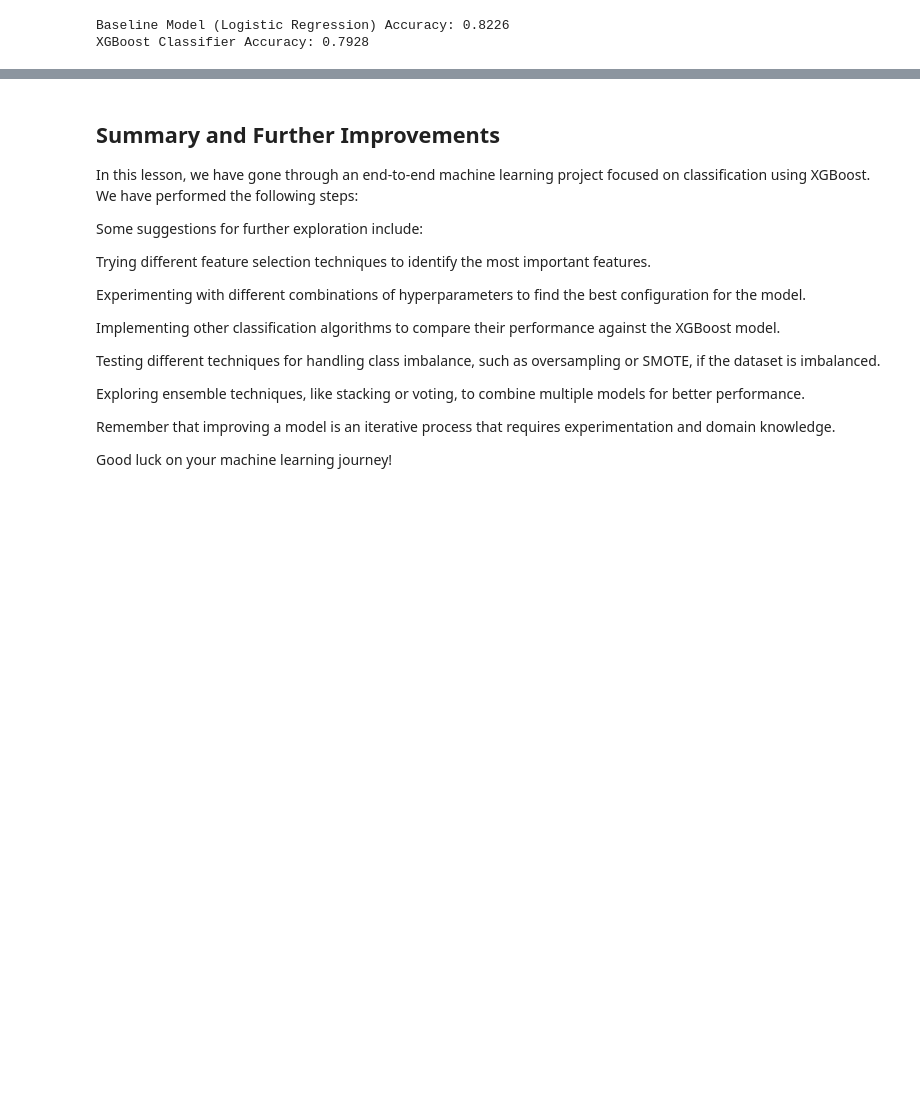
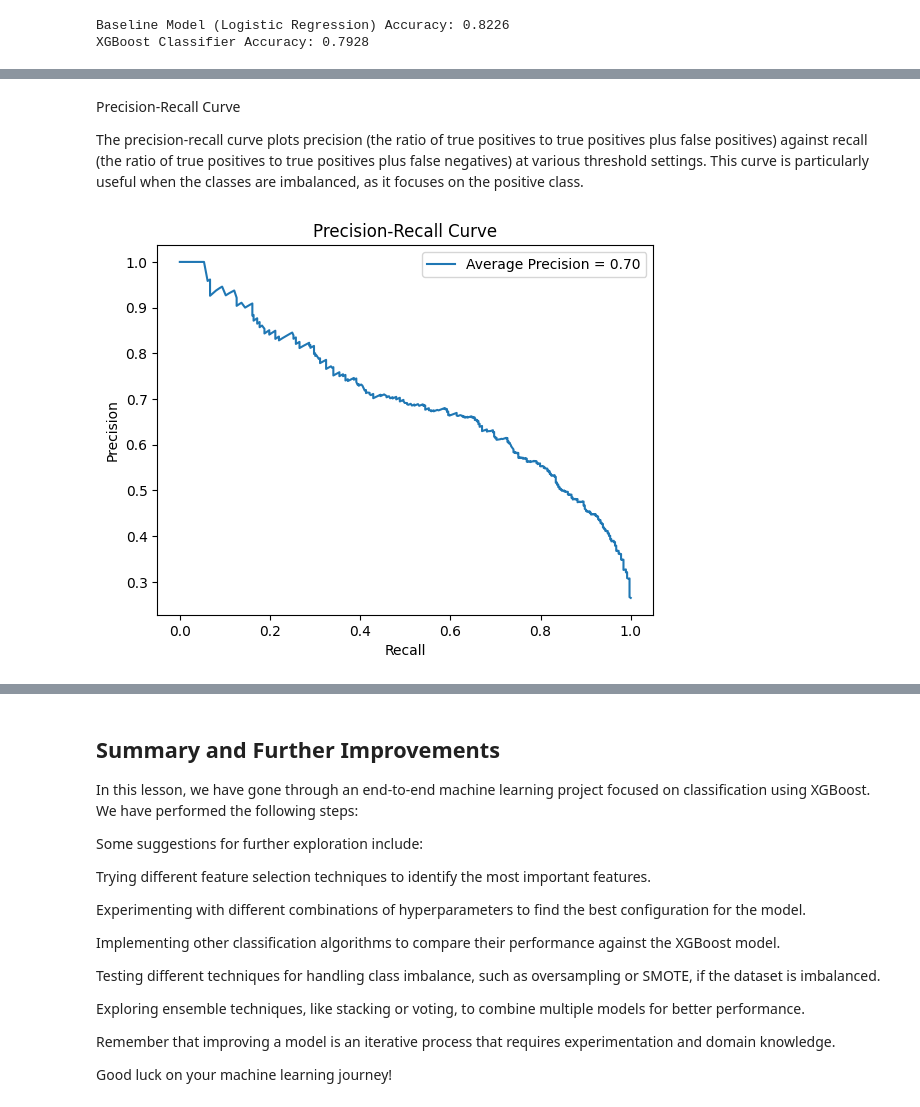
Before and after one commit to SSSpock/skillspire, a Jupyter notebook: intro_to_ml.ipynb, the cells around one changed output, grey strips where cells are left out. Cells and saved outputs as stored; diff of their text form; code cells hidden in the pictures; blank space fills up the shorter version.

```diff
--- a/intro_to_ml.ipynb
+++ b/intro_to_ml.ipynb
@@ -993,0 +1045,20 @@ XGBoost Classifier Test Accuracy: 0.7928
+# %% [markdown]
+Precision-Recall Curve
+
+The precision-recall curve plots precision (the ratio of true positives to true positives plus false positives) against recall (the ratio of true positives to true positives plus false negatives) at various threshold settings. This curve is particularly useful when the classes are imbalanced, as it focuses on the positive class.
+# %%
+from sklearn.metrics import precision_recall_curve, average_precision_score
+
+# Compute Precision-Recall curve for the XGBoost model
+precision, recall, thresholds = precision_recall_curve(y_test, xgb_proba)
+avg_precision = average_precision_score(y_test, xgb_proba)
+
+# Plot Precision-Recall curve
+plt.plot(recall, precision, label=f'Average Precision = {avg_precision:.2f}')
+plt.xlabel('Recall')
+plt.ylabel('Precision')
+plt.title('Precision-Recall Curve')
+plt.legend()
+plt.show()
+# %% [output]
+[figure, added]
```
Also changed, not shown: parts of 14 cells of this notebook.
